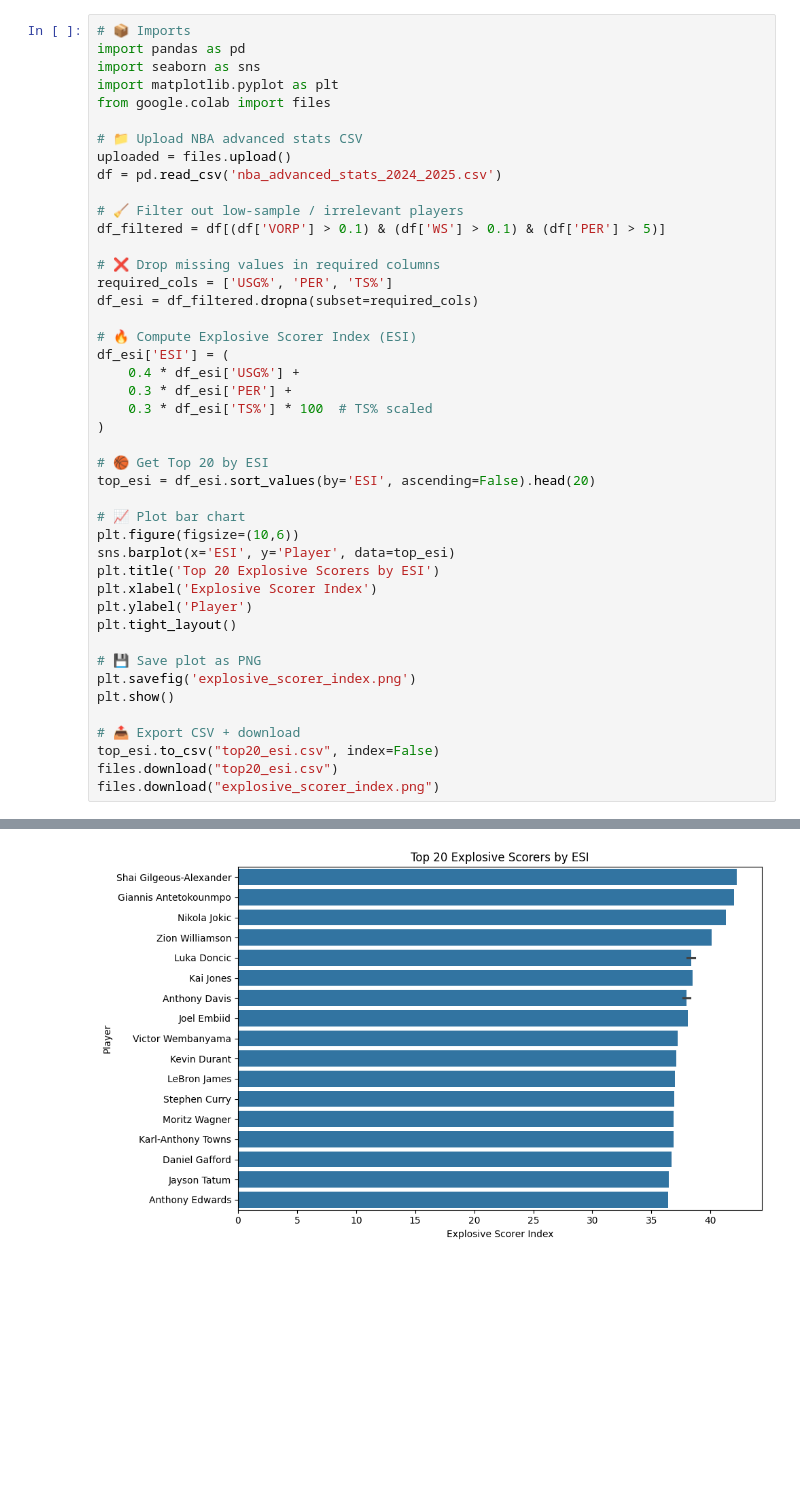
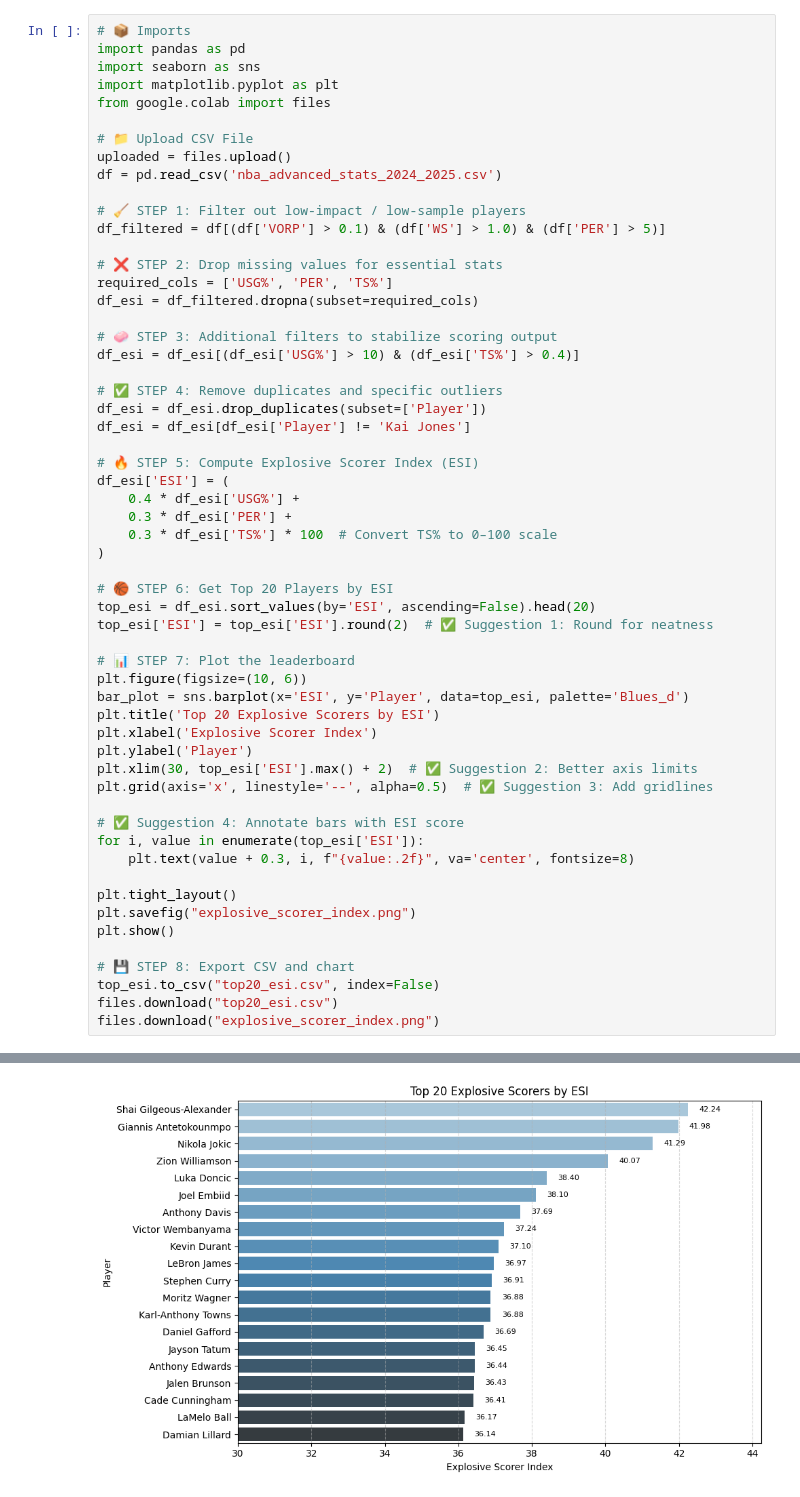
Before and after one commit to ronhq/Statline, a Jupyter notebook: notebooks/explosive_scorer_index.ipynb, the cells around one changed output, grey strips where cells are left out. Saved outputs shown, nothing was run; the diff lists cells and outputs as text; blank space fills up the shorter version.

Commit message:
fix visualization

```diff
--- a/notebooks/explosive_scorer_index.ipynb
+++ b/notebooks/explosive_scorer_index.ipynb
@@ -5,40 +5,53 @@ import seaborn as sns
 import matplotlib.pyplot as plt
 from google.colab import files
 
-# 📁 Upload NBA advanced stats CSV
+# 📁 Upload CSV File
 uploaded = files.upload()
 df = pd.read_csv('nba_advanced_stats_2024_2025.csv')
 
-# 🧹 Filter out low-sample / irrelevant players
-df_filtered = df[(df['VORP'] > 0.1) & (df['WS'] > 0.1) & (df['PER'] > 5)]
+# 🧹 STEP 1: Filter out low-impact / low-sample players
+df_filtered = df[(df['VORP'] > 0.1) & (df['WS'] > 1.0) & (df['PER'] > 5)]
 
-# ❌ Drop missing values in required columns
+# ❌ STEP 2: Drop missing values for essential stats
 required_cols = ['USG%', 'PER', 'TS%']
 df_esi = df_filtered.dropna(subset=required_cols)
 
-# 🔥 Compute Explosive Scorer Index (ESI)
+# 🧼 STEP 3: Additional filters to stabilize scoring output
+df_esi = df_esi[(df_esi['USG%'] > 10) & (df_esi['TS%'] > 0.4)]
+
+# ✅ STEP 4: Remove duplicates and specific outliers
+df_esi = df_esi.drop_duplicates(subset=['Player'])
+df_esi = df_esi[df_esi['Player'] != 'Kai Jones']
+
+# 🔥 STEP 5: Compute Explosive Scorer Index (ESI)
 df_esi['ESI'] = (
     0.4 * df_esi['USG%'] +
     0.3 * df_esi['PER'] +
-    0.3 * df_esi['TS%'] * 100  # TS% scaled
+    0.3 * df_esi['TS%'] * 100  # Convert TS% to 0–100 scale
 )
 
-# 🏀 Get Top 20 by ESI
+# 🏀 STEP 6: Get Top 20 Players by ESI
 top_esi = df_esi.sort_values(by='ESI', ascending=False).head(20)
+top_esi['ESI'] = top_esi['ESI'].round(2)  # ✅ Suggestion 1: Round for neatness
 
-# 📈 Plot bar chart
-plt.figure(figsize=(10,6))
-sns.barplot(x='ESI', y='Player', data=top_esi)
+# 📊 STEP 7: Plot the leaderboard
+plt.figure(figsize=(10, 6))
+bar_plot = sns.barplot(x='ESI', y='Player', data=top_esi, palette='Blues_d')
 plt.title('Top 20 Explosive Scorers by ESI')
 plt.xlabel('Explosive Scorer Index')
 plt.ylabel('Player')
+plt.xlim(30, top_esi['ESI'].max() + 2)  # ✅ Suggestion 2: Better axis limits
+plt.grid(axis='x', linestyle='--', alpha=0.5)  # ✅ Suggestion 3: Add gridlines
+
+# ✅ Suggestion 4: Annotate bars with ESI score
+for i, value in enumerate(top_esi['ESI']):
+    plt.text(value + 0.3, i, f"{value:.2f}", va='center', fontsize=8)
+
 plt.tight_layout()
-
-# 💾 Save plot as PNG
-plt.savefig('explosive_scorer_index.png')
+plt.savefig("explosive_scorer_index.png")
 plt.show()
 
-# 📤 Export CSV + download
+# 💾 STEP 8: Export CSV and chart
 top_esi.to_csv("top20_esi.csv", index=False)
 files.download("top20_esi.csv")
 files.download("explosive_scorer_index.png")
@@ -48,4 +64,4 @@ Saving nba_advanced_stats_2024_2025.csv to nba_advanced_stats_2024_2025.csv
-[figure, old version]
+[figure, new version]
 [interactive output not drawn]
 [interactive output not drawn]
 [interactive output not drawn]
```
Also changed, not shown: parts of 1 cell of this notebook.
